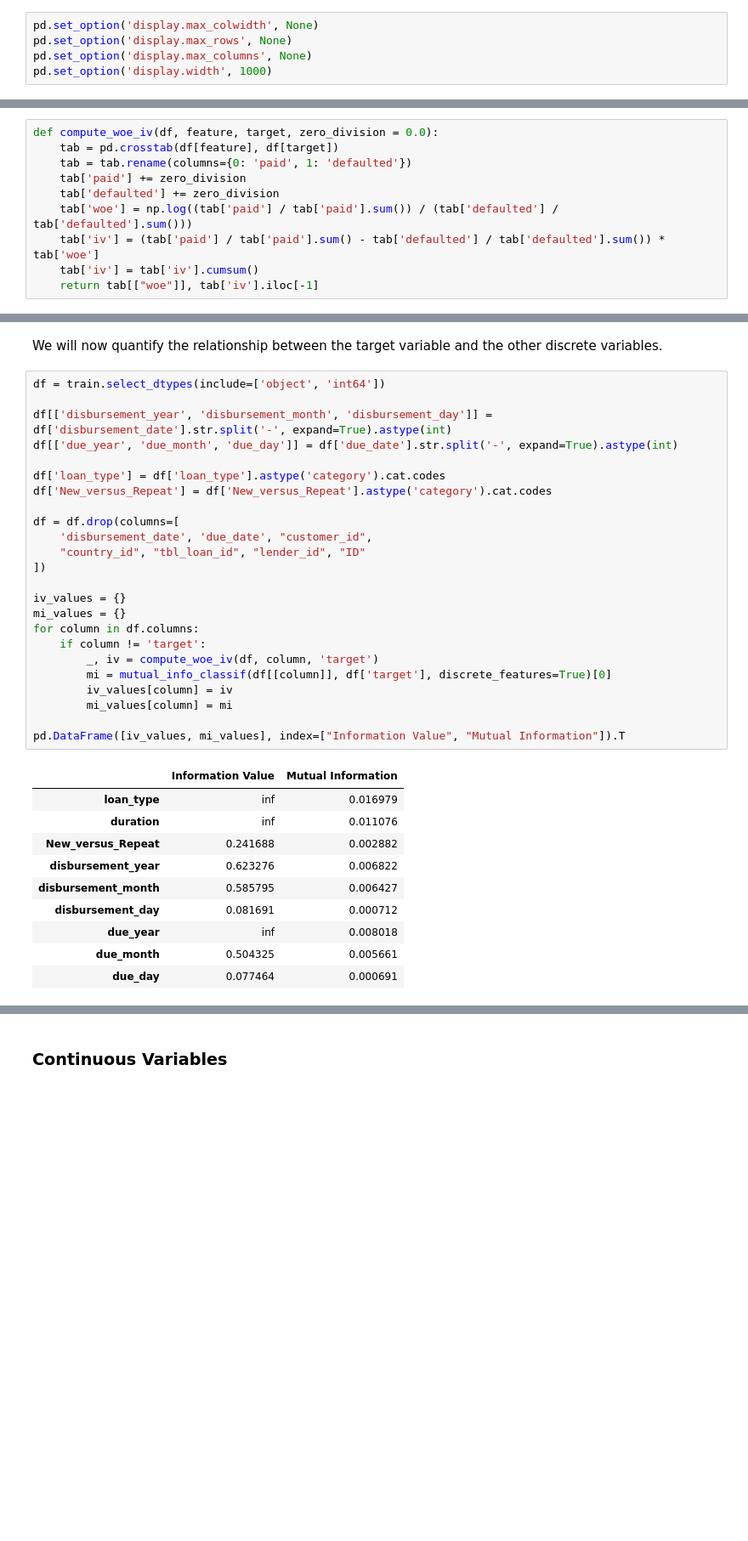
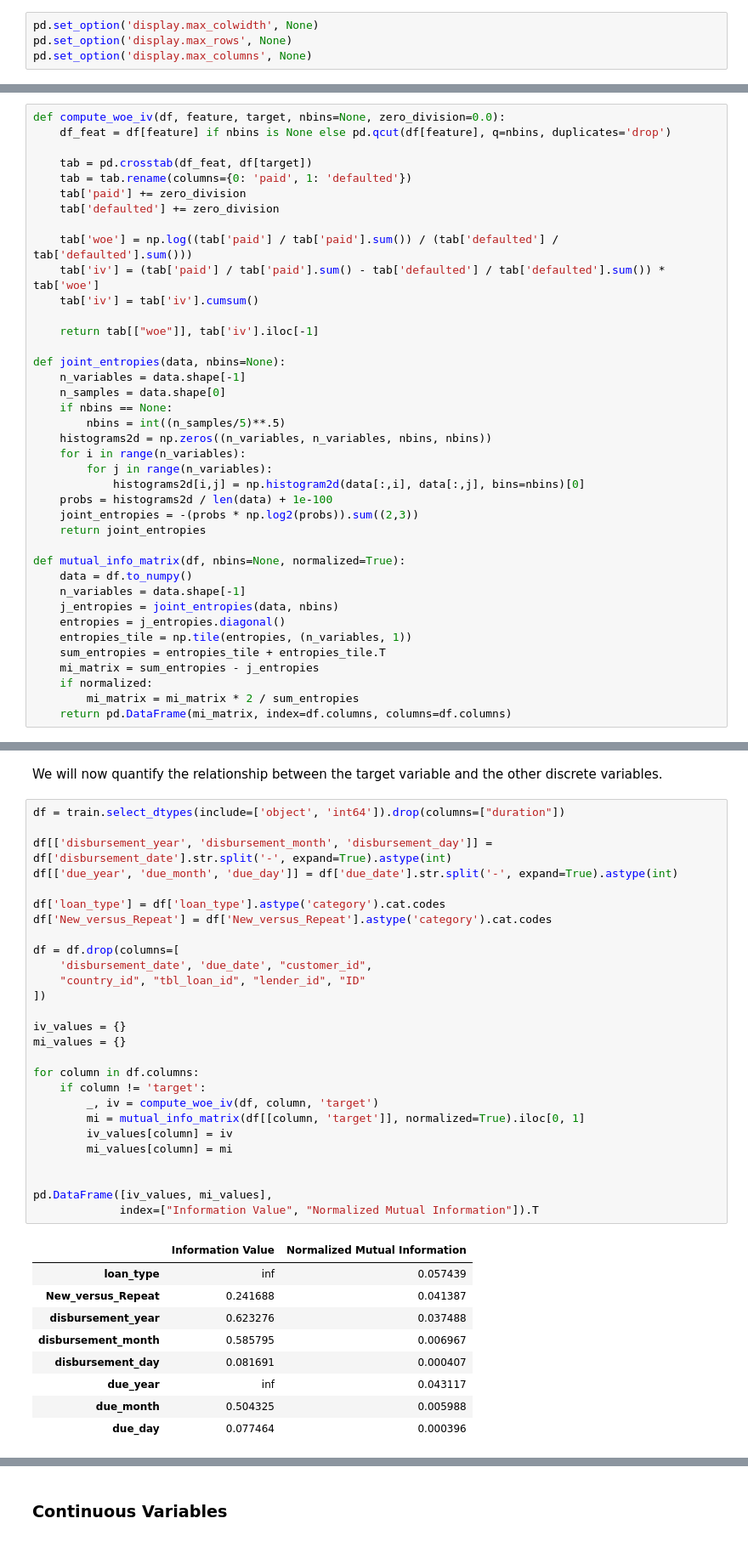
Before and after one commit to Toavina00/Zindi-credit-scoring, a Jupyter notebook: credit-scoring-EDA.ipynb, the cells around one changed output, grey strips where cells are left out. Shown: that part at 85% size. Cells and saved outputs as stored; diff of their text form; blank space fills up the shorter version.

```diff
--- a/credit-scoring-EDA.ipynb
+++ b/credit-scoring-EDA.ipynb
@@ -15,7 +28,6 @@ indicator = pd.read_csv("dataset/economic_indicators.csv")
 pd.set_option('display.max_colwidth', None)
 pd.set_option('display.max_rows', None)
 pd.set_option('display.max_columns', None)
-pd.set_option('display.width', 1000)
 # %% [markdown]
 # Exploratory Data Analysis
 # %%
@@ -53,12 +65,41 @@ print(f"Indicator shape: {indicator.shape}")
 Dataset shape:   (27, 25)
 Indicator shape: (27, 25)
 # %%
-def compute_woe_iv(df, feature, target, zero_division = 0.0):
-    tab = pd.crosstab(df[feature], df[target])
+def compute_woe_iv(df, feature, target, nbins=None, zero_division=0.0):
+    df_feat = df[feature] if nbins is None else pd.qcut(df[feature], q=nbins, duplicates='drop')
+
+    tab = pd.crosstab(df_feat, df[target])
     tab = tab.rename(columns={0: 'paid', 1: 'defaulted'})
     tab['paid'] += zero_division
     tab['defaulted'] += zero_division
+
     tab['woe'] = np.log((tab['paid'] / tab['paid'].sum()) / (tab['defaulted'] / tab['defaulted'].sum()))
     tab['iv'] = (tab['paid'] / tab['paid'].sum() - tab['defaulted'] / tab['defaulted'].sum()) * tab['woe']
     tab['iv'] = tab['iv'].cumsum()
+
     return tab[["woe"]], tab['iv'].iloc[-1]
+
+def joint_entropies(data, nbins=None):
+    n_variables = data.shape[-1]
+    n_samples = data.shape[0]
+    if nbins == None:
+        nbins = int((n_samples/5)**.5)
+    histograms2d = np.zeros((n_variables, n_variables, nbins, nbins))
+    for i in range(n_variables):
+        for j in range(n_variables):
+            histograms2d[i,j] = np.histogram2d(data[:,i], data[:,j], bins=nbins)[0]
+    probs = histograms2d / len(data) + 1e-100
+    joint_entropies = -(probs * np.log2(probs)).sum((2,3))
+    return joint_entropies
+
+def mutual_info_matrix(df, nbins=None, normalized=True):
+    data = df.to_numpy()
+    n_variables = data.shape[-1]
+    j_entropies = joint_entropies(data, nbins)
+    entropies = j_entropies.diagonal()
+    entropies_tile = np.tile(entropies, (n_variables, 1))
+    sum_entropies = entropies_tile + entropies_tile.T
+    mi_matrix = sum_entropies - j_entropies
+    if normalized:
+        mi_matrix = mi_matrix * 2 / sum_entropies
+    return pd.DataFrame(mi_matrix, index=df.columns, columns=df.columns)
@@ -119,37 +177,39 @@ Our dataset contains loans from 2021 to 2024. We notice that our year variables
 # %% [markdown]
 We will now quantify the relationship between the target variable and the other discrete variables.
 # %%
-df = train.select_dtypes(include=['object', 'int64'])
+df = train.select_dtypes(include=['object', 'int64']).drop(columns=["duration"])
 
 df[['disbursement_year', 'disbursement_month', 'disbursement_day']] = df['disbursement_date'].str.split('-', expand=True).astype(int)
 df[['due_year', 'due_month', 'due_day']] = df['due_date'].str.split('-', expand=True).astype(int)
 
 df['loan_type'] = df['loan_type'].astype('category').cat.codes
 df['New_versus_Repeat'] = df['New_versus_Repeat'].astype('category').cat.codes
 
 df = df.drop(columns=[
     'disbursement_date', 'due_date', "customer_id",
     "country_id", "tbl_loan_id", "lender_id", "ID"
 ])
 
 iv_values = {}
 mi_values = {}
+
 for column in df.columns:
     if column != 'target':
         _, iv = compute_woe_iv(df, column, 'target')
-        mi = mutual_info_classif(df[[column]], df['target'], discrete_features=True)[0]
+        mi = mutual_info_matrix(df[[column, 'target']], normalized=True).iloc[0, 1]
         iv_values[column] = iv
         mi_values[column] = mi
 
-pd.DataFrame([iv_values, mi_values], index=["Information Value", "Mutual Information"]).T
+
+pd.DataFrame([iv_values, mi_values],
+             index=["Information Value", "Normalized Mutual Information"]).T
 # %% [output]
-|  | Information Value | Mutual Information |
-| loan_type | inf | 0.016979 |
-| duration | inf | 0.011076 |
-| New_versus_Repeat | 0.241688 | 0.002882 |
-| disbursement_year | 0.623276 | 0.006822 |
-| disbursement_month | 0.585795 | 0.006427 |
-| disbursement_day | 0.081691 | 0.000712 |
-| due_year | inf | 0.008018 |
-| due_month | 0.504325 | 0.005661 |
-| due_day | 0.077464 | 0.000691 |
+|  | Information Value | Normalized Mutual Information |
+| loan_type | inf | 0.057439 |
+| New_versus_Repeat | 0.241688 | 0.041387 |
+| disbursement_year | 0.623276 | 0.037488 |
+| disbursement_month | 0.585795 | 0.006967 |
+| disbursement_day | 0.081691 | 0.000407 |
+| due_year | inf | 0.043117 |
+| due_month | 0.504325 | 0.005988 |
+| due_day | 0.077464 | 0.000396 |
```
Also changed, not shown: parts of 27 cells of this notebook.
